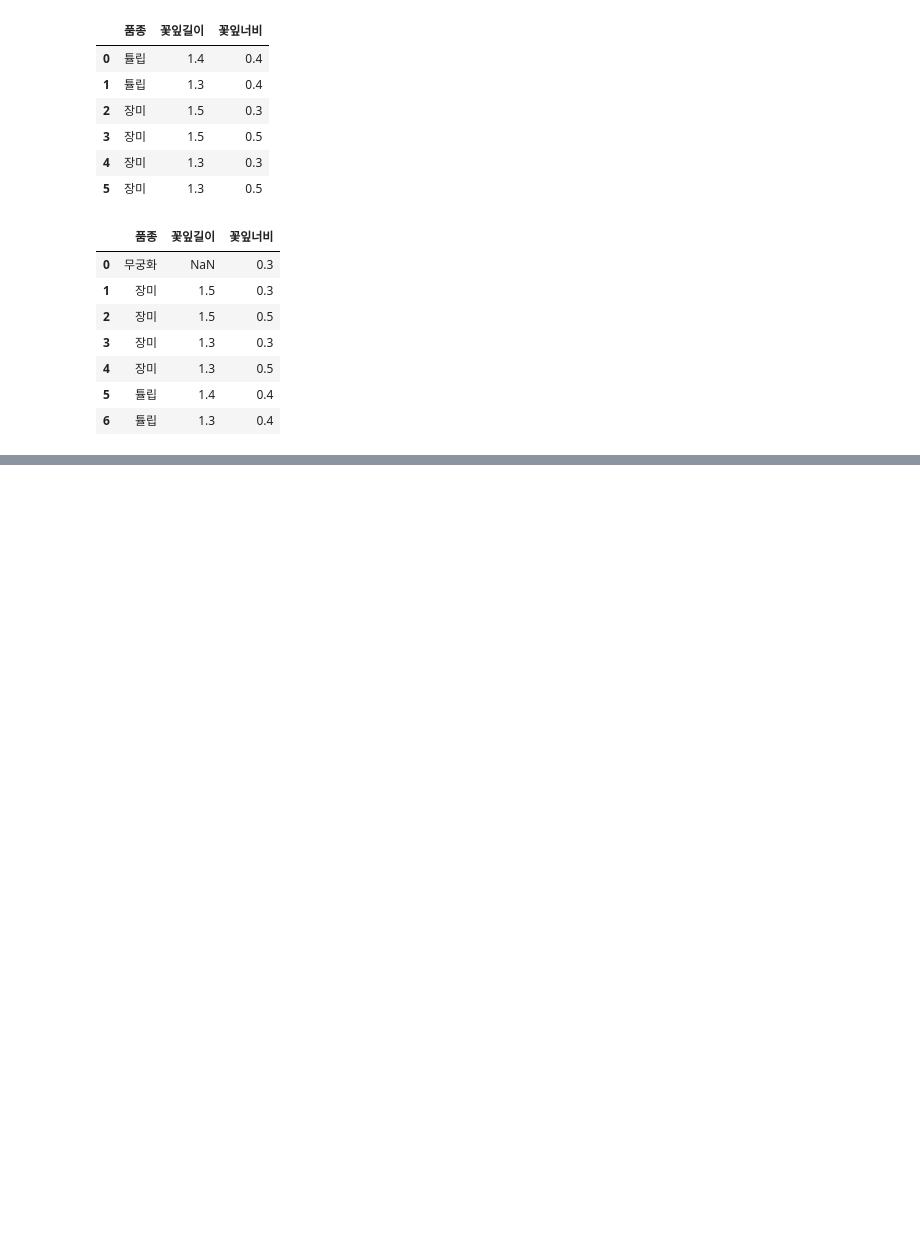
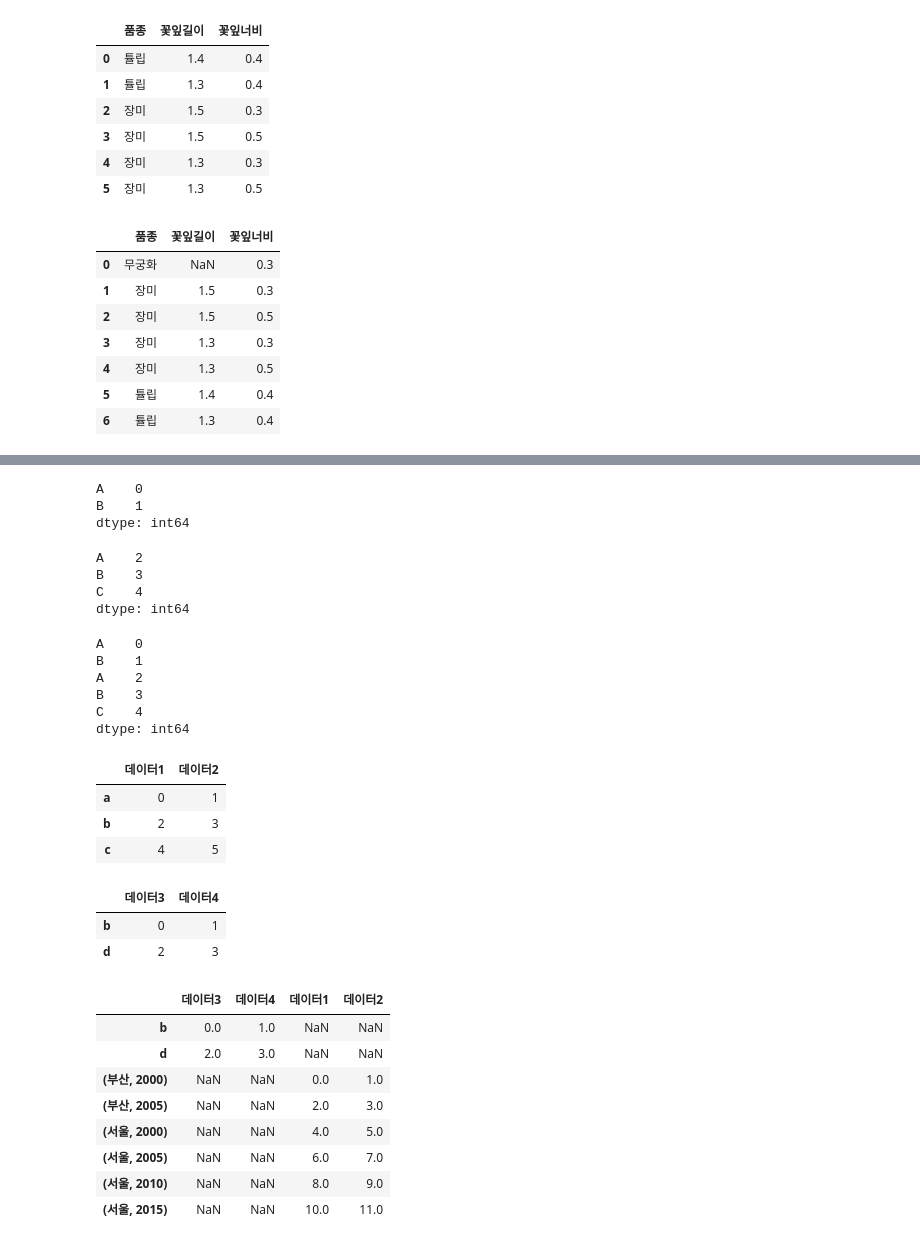
Before and after one commit to heesanggod/pythonworkspace, a Jupyter notebook: pandas_data_analysis/pandas_data_advanced_controll.ipynb, the cells around one changed output, grey strips where cells are left out. Drawn from its saved outputs; the diff is of its cells as text; code cells hidden in the pictures; blank space fills up the shorter version.

```diff
--- a/pandas_data_analysis/pandas_data_advanced_controll.ipynb
+++ b/pandas_data_analysis/pandas_data_advanced_controll.ipynb
@@ -140,0 +236,10 @@ pd.merge(df1, df2, how='outer')
+# %%
+df2 = pd.DataFrame(
+    np.arange(12).reshape((6, 2)),
+    index = [
+        ['부산', '부산', '서울', '서울', '서울', '서울'],
+        [2000, 2005, 2000, 2005, 2010, 2015]
+    ],
+    columns = ['데이터1', '데이터2']
+)
+df2
@@ -140,0 +280,59 @@ pd.merge(df1, df2, how='outer')
+# %%
+s1 = pd.Series([0, 1], index=['A', 'B'])
+s1
+# %% [output]
+A    0
+B    1
+dtype: int64
+# %%
+s2 = pd.Series([2, 3, 4], index=['A', 'B', 'C'])
+s2
+# %% [output]
+A    2
+B    3
+C    4
+dtype: int64
+# %%
+pd.concat([s1, s2])
+# %% [output]
+A    0
+B    1
+A    2
+B    3
+C    4
+dtype: int64
+# %%
+df1 = pd.DataFrame(
+    np.arange(6).reshape(3, 2),
+    index=['a', 'b', 'c'],
+    columns=['데이터1', '데이터2']
+)
+df1
+# %% [output]
+|  | 데이터1 | 데이터2 |
+| a | 0 | 1 |
+| b | 2 | 3 |
+| c | 4 | 5 |
+# %%
+df1 = pd.DataFrame(
+    np.arange(4).reshape(2, 2),
+    index=['b', 'd'],
+    columns=['데이터3', '데이터4']
+)
+df1
+# %% [output]
+|  | 데이터3 | 데이터4 |
+| b | 0 | 1 |
+| d | 2 | 3 |
+# %%
+pd.concat([df1, df2], axis=1)
+# %% [output]
+|  | 데이터3 | 데이터4 | 데이터1 | 데이터2 |
+| b | 0.0 | 1.0 | NaN | NaN |
+| d | 2.0 | 3.0 | NaN | NaN |
+| (부산, 2000) | NaN | NaN | 0.0 | 1.0 |
+| (부산, 2005) | NaN | NaN | 2.0 | 3.0 |
+| (서울, 2000) | NaN | NaN | 4.0 | 5.0 |
+| (서울, 2005) | NaN | NaN | 6.0 | 7.0 |
+| (서울, 2010) | NaN | NaN | 8.0 | 9.0 |
+| (서울, 2015) | NaN | NaN | 10.0 | 11.0 |
```
Also changed, not shown: parts of 20 cells of this notebook.
